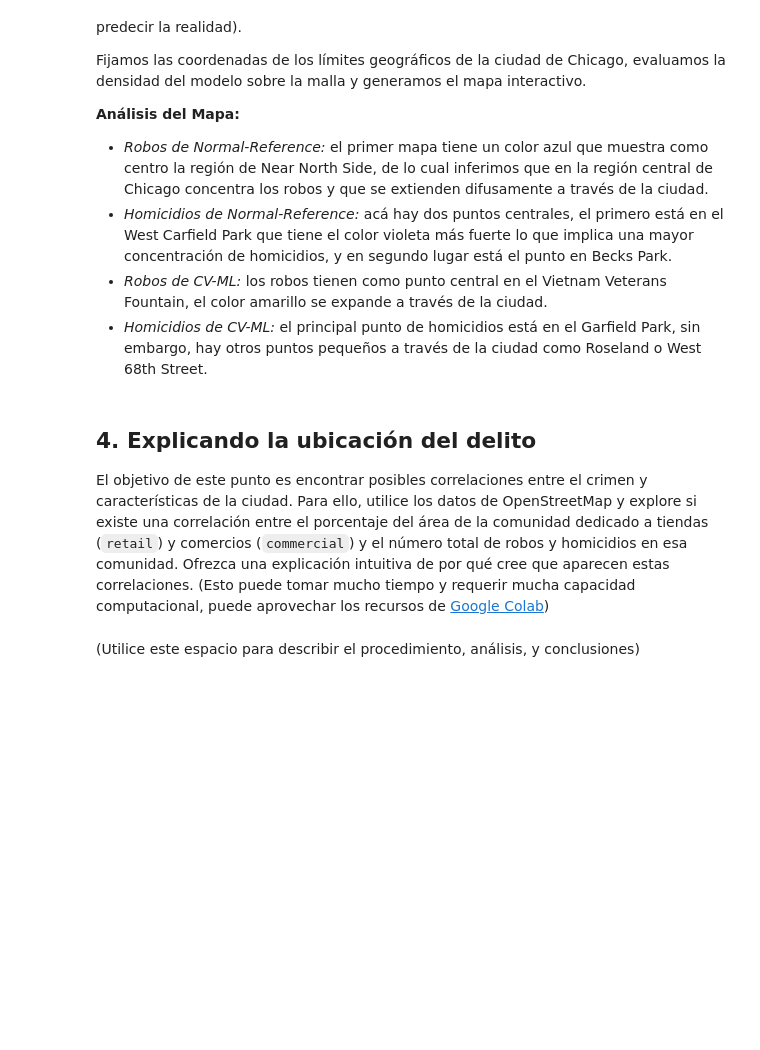
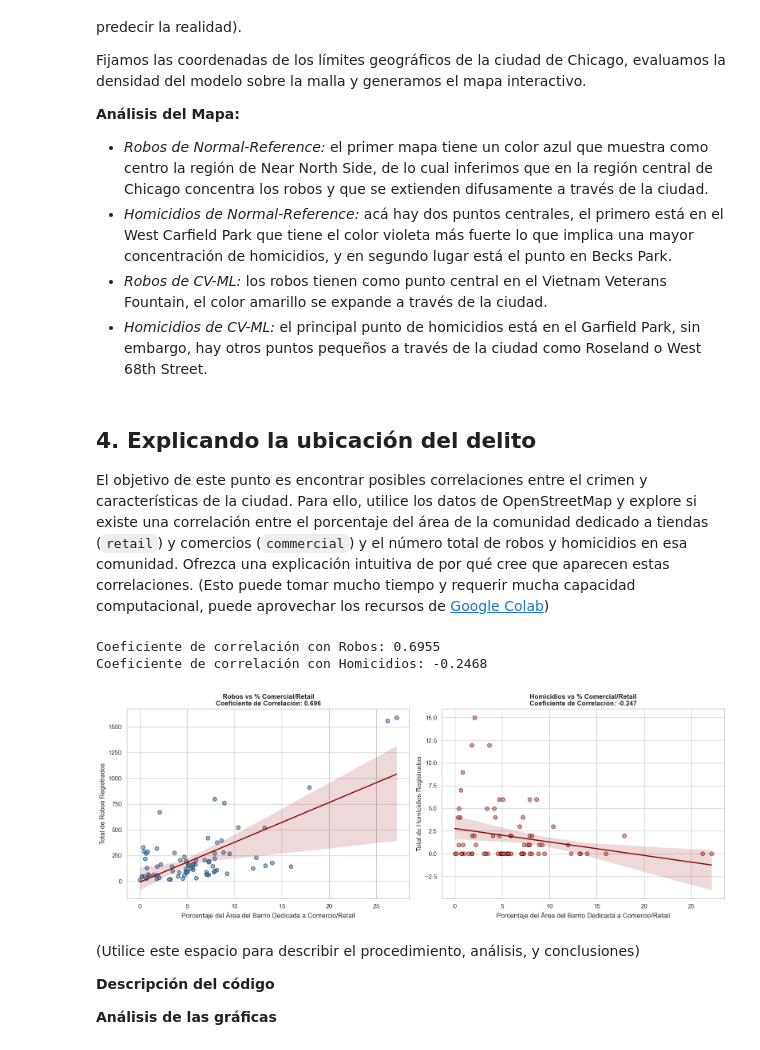
Before and after one commit to fevidals/Aprendizaje-No-Supervisado, a Jupyter notebook: notebooks/S7_LC_Taller_Geograficos_KDE.ipynb, the cells around one changed output. Drawn from its saved outputs; the diff is of its cells as text; code cells hidden in the pictures; blank space fills up the shorter version.

```diff
--- a/notebooks/S7_LC_Taller_Geograficos_KDE.ipynb
+++ b/notebooks/S7_LC_Taller_Geograficos_KDE.ipynb
@@ -625,6 +625,10 @@ osm_features = ox.features_from_polygon(frontera_chicago,
 ## Proyectamos las geometrías de OSM al mismo CRS métrico loca
 osm_features_m = osm_features.to_crs(epsg = 3435)
 
+## Filtramos únicamente los polígnonos (en lugar de los multipolígonos)
+osm_features_m = osm_features_m[osm_features_m.geom_type.isin(['Polygon',
+                                                               'MultiPolygon'])]
+
 ### d. Cortamos los polígonos comerciales con los límites de cada barrio
 interseccion = gpd.overlay(osm_features_m,
                            df_areas_m,
@@ -636,45 +640,80 @@ interseccion['area_comercial_m2'] = interseccion.geometry.area
 area_comercial_barrio = interseccion.groupby('community')['area_comercial_m2'].sum().reset_index()
 
 ### f. Unimos los resultados con la tabla base de las áreas comunitarias
-df_morfologico = df_areas_m[['community',
-                             'area_comercial_m2']].merge(
+df_morfologico = df_areas_m[['community', 'area_total_m2']].merge(
     area_comercial_barrio,
     on = 'community',
     how = 'left'
 )
 
 ### g. Rellenamos con cero los barrios que no registran comercio
 df_morfologico['area_comercial_m2'] = df_morfologico['area_comercial_m2'].fillna(0)
 
 ### h. Calculando el porcentaje del área total del barrio que corresponde a comercio
-df_morfologico['perc_comercial_retail'] = (df_morfologico['area_comercial_m2'] / df_morfologico['Area_Total_m2']) * 100
+df_morfologico['perc_comercial_retail'] = (df_morfologico['area_comercial_m2'] / df_morfologico['area_total_m2']) * 100
 
 ### i. Tomamos la tabla descriptiva y retiramos la última fila
 df_crimen_analisis = tabla_final[tabla_final['community'] != 'TOTAL CIUDAD'].copy()
 
 ### j. Hacemos una unión, con merge, entre la tabla descriptiva y el DataFrame con las características morfológicas de los barrios
 df_final = df_morfologico.merge(df_crimen_analisis,
                                 on = 'community',
                                 how = 'inner')
 
 ### k. Calculamos las correlaciones entre el porcentaje de comercio y retail con el total de robos y homicidios por barrio
-corr_robos = df_final['%_Comercial_Retail'].corr(df_final['total_robos'])
-corr_homicidios = df_final['%_Comercial_Retail'].corr(df_final['total_homicidios'])
+corr_robos = df_final['perc_comercial_retail'].corr(df_final['total_robos'])
+corr_homicidios = df_final['perc_comercial_retail'].corr(df_final['total_homicidios'])
 
 print(f"Coeficiente de correlación con Robos: {corr_robos:.4f}")
 print(f"Coeficiente de correlación con Homicidios: {corr_homicidios:.4f}")
 
 ### l.
 
-### m.
+fig, axes = plt.subplots(1, 2, figsize = (16, 6))
+sns.set_theme(style = "whitegrid")
 
-### n.
+# Gráfica para Robos
+sns.regplot(data=df_final,
+            x = 'perc_comercial_retail',
+            y = 'total_robos', ax = axes[0],
+            scatter_kws = {'alpha':0.6,
+                           'color':'#3186cc',
+                           's':50, 'edgecolor':'black'},
+            line_kws={'color':'darkred', 'linewidth':2})
+axes[0].set_title(f'Robos vs % Comercial/Retail\nCoeficiente de Correlación: {corr_robos:.3f}',
+                  fontsize = 12,
+                  weight = 'bold')
+axes[0].set_xlabel('Porcentaje del Área del Barrio Dedicada a Comercio/Retail')
+axes[0].set_ylabel('Total de Robos Registrados')
 
-### o.
+# Gráfica para Homicidios
+sns.regplot(data=df_final,
+            x = 'perc_comercial_retail',
+            y = 'total_homicidios',
+            ax = axes[1],
+            scatter_kws={'alpha':0.6,
+                         'color':'#e74c3c',
+                         's':50,
+                         'edgecolor':'black'},
+            line_kws={'color':'darkred', 'linewidth':2})
+axes[1].set_title(f'Homicidios vs % Comercial/Retail\nCoeficiente de Correlación: {corr_homicidios:.3f}',
+                  fontsize = 12,
+                  weight = 'bold')
+axes[1].set_xlabel('Porcentaje del Área del Barrio Dedicada a Comercio/Retail')
+axes[1].set_ylabel('Total de Homicidios Registrados')
 
-### p.
+plt.tight_layout()
+plt.show()
+# %% [output]
+Coeficiente de correlación con Robos: 0.6955
+Coeficiente de correlación con Homicidios: -0.2468
+[figure, added]
 # %% [markdown]
 (Utilice este espacio para describir el procedimiento, análisis, y conclusiones)
+
+**Descripción del código**
+
+**Análisis de las gráficas**
 # %%
 tabla_final.head()
 # %% [output]
```
